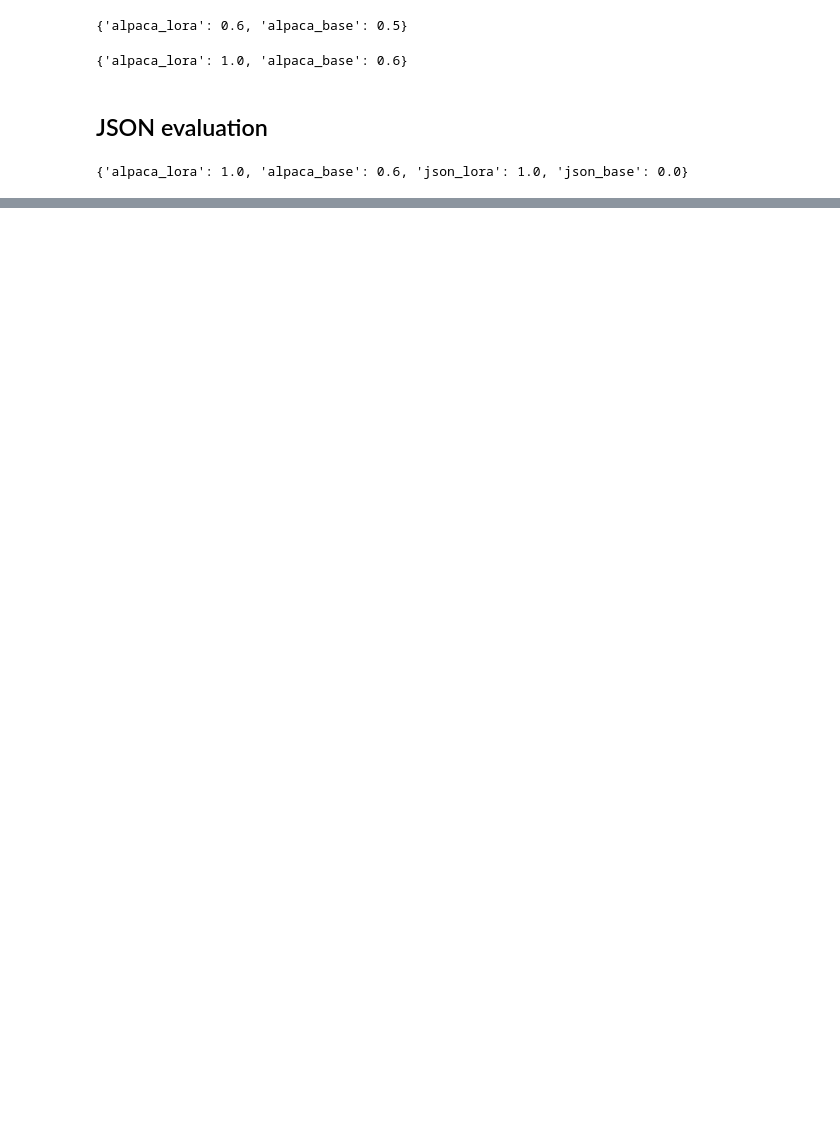
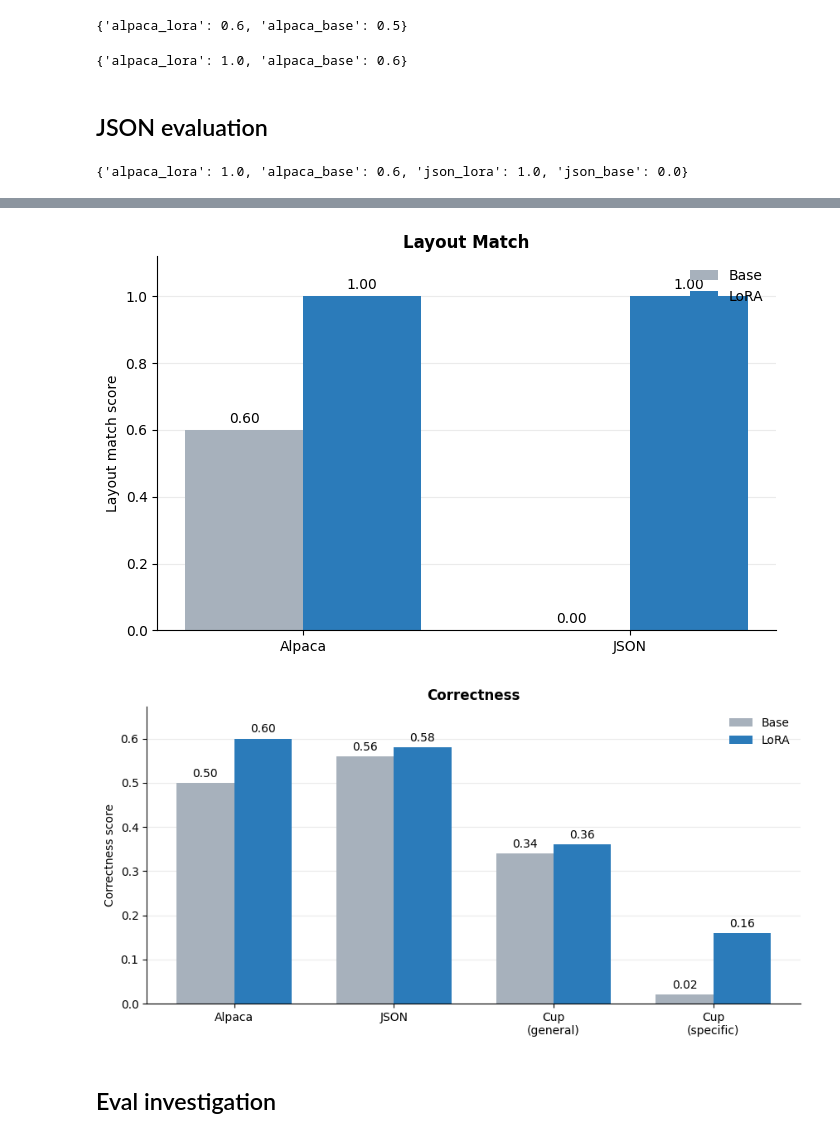
Before and after one commit to tardelr/lora-technical-post, a Jupyter notebook: output_analysis.ipynb, the cells around one changed output, grey strips where cells are left out. Drawn from its saved outputs; the diff is of its cells as text; code cells hidden in the pictures; blank space fills up the shorter version.

```diff
--- a/output_analysis.ipynb
+++ b/output_analysis.ipynb
@@ -86,7 +88,7 @@ def json_answer_check(pred, logs=True):
         # if logs:
         #     print(answ)
 
-    if answ in str(pred['truth']):
+    if str(pred['truth']) in answ:
         return True
 
     else:
@@ -167,0 +130,8 @@ True
+# %%
+def get_mean(results):
+    acc = {}
+    for res in results.keys():
+        acc[res] = sum(results[res])/len(results[res])
+    return acc
+get_mean(correctness)
+# get_mean(layout_match)
@@ -167,0 +147,13 @@ True
+# %%
+lora_cup_specific_results = load_results('outputs/cup_lora_specific.jsonl')
+base_cup_specific_results = load_results('outputs/cup_base_specific.jsonl')
+correctness['cup_lora_specific'] = [answer_check(res) for res in lora_cup_specific_results]
+correctness['cup_base_specific'] = [answer_check(res) for res in base_cup_specific_results]
+# %%
+def get_mean(results):
+    acc = {}
+    for res in results.keys():
+        acc[res] = sum(results[res])/len(results[res])
+    return acc
+get_mean(correctness)
+# get_mean(layout_match)
@@ -219,0 +221,26 @@ plt.show()
+# %%
+layout_match_res = get_mean(layout_match)
+
+correctness_res = get_mean(correctness)
+
+names = {
+    "alpaca": "Alpaca",
+    "json": "JSON",
+    "cup_general": "Cup\n(general)",
+    "cup_specific": "Cup\n(specific)",
+}
+
+# 1) Layout match: Alpaca and JSON only
+plot_base_vs_lora(layout_match_res, "Layout Match", "Layout match score",
+                  names=names, save_path="assets/layout_match.png")
+
+# 2) Correctness: all four datasets
+plot_base_vs_lora(correctness_res, "Correctness", "Correctness score",
+                  names=names, save_path="assets/correctness.png")
+
+plt.show()
+# %% [output]
+[figure, added]
+[figure, added]
+# %% [markdown]
+## Eval investigation
```
Also changed, not shown: parts of 26 cells of this notebook, 17 other files.
